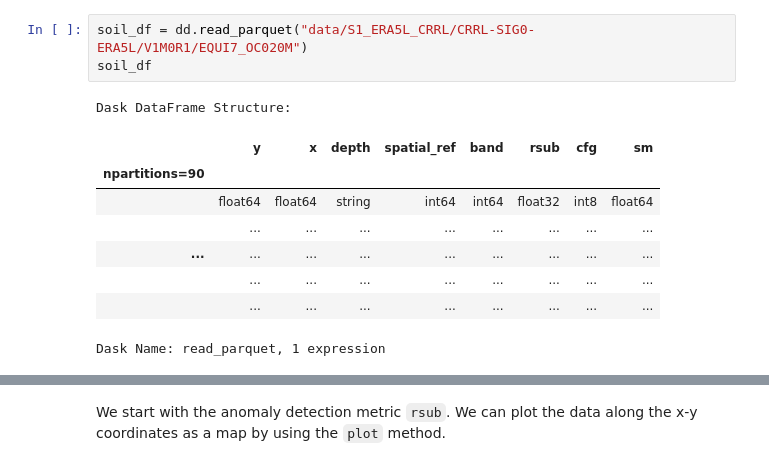
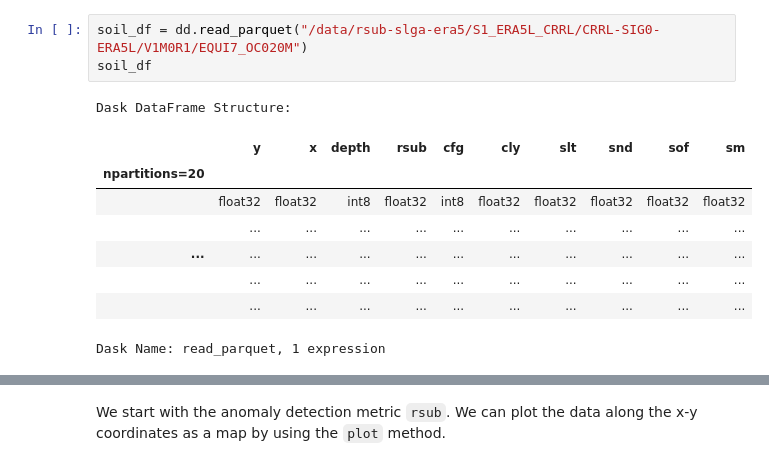
Before and after one commit to MartinSchobben/big_eo_models, a Jupyter notebook: 01_multiple-regression.ipynb, the cells around one changed output, grey strips where cells are left out. Saved outputs shown, nothing was run; the diff lists cells and outputs as text.

```diff
--- a/01_multiple-regression.ipynb
+++ b/01_multiple-regression.ipynb
@@ -24,13 +32,13 @@ import seaborn as sns
 # %%
-soil_df = dd.read_parquet("data/S1_ERA5L_CRRL/CRRL-SIG0-ERA5L/V1M0R1/EQUI7_OC020M")
+soil_df = dd.read_parquet("/data/rsub-slga-era5/S1_ERA5L_CRRL/CRRL-SIG0-ERA5L/V1M0R1/EQUI7_OC020M")
 soil_df
 # %% [output]
 Dask DataFrame Structure:
-|  | y | x | depth | spatial_ref | band | rsub | cfg | sm |
-| npartitions=90 |  |  |  |  |  |  |  |  |
-|  | float64 | float64 | string | int64 | int64 | float32 | int8 | float64 |
-|  | ... | ... | ... | ... | ... | ... | ... | ... |
-| ... | ... | ... | ... | ... | ... | ... | ... | ... |
-|  | ... | ... | ... | ... | ... | ... | ... | ... |
-|  | ... | ... | ... | ... | ... | ... | ... | ... |
+|  | y | x | depth | rsub | cfg | cly | slt | snd | sof | sm |
+| npartitions=20 |  |  |  |  |  |  |  |  |  |  |
+|  | float32 | float32 | int8 | float32 | int8 | float32 | float32 | float32 | float32 | float32 |
+|  | ... | ... | ... | ... | ... | ... | ... | ... | ... | ... |
+| ... | ... | ... | ... | ... | ... | ... | ... | ... | ... | ... |
+|  | ... | ... | ... | ... | ... | ... | ... | ... | ... | ... |
+|  | ... | ... | ... | ... | ... | ... | ... | ... | ... | ... |
 Dask Name: read_parquet, 1 expression
```
Also changed, not shown: parts of 39 cells of this notebook, 1 other file.
